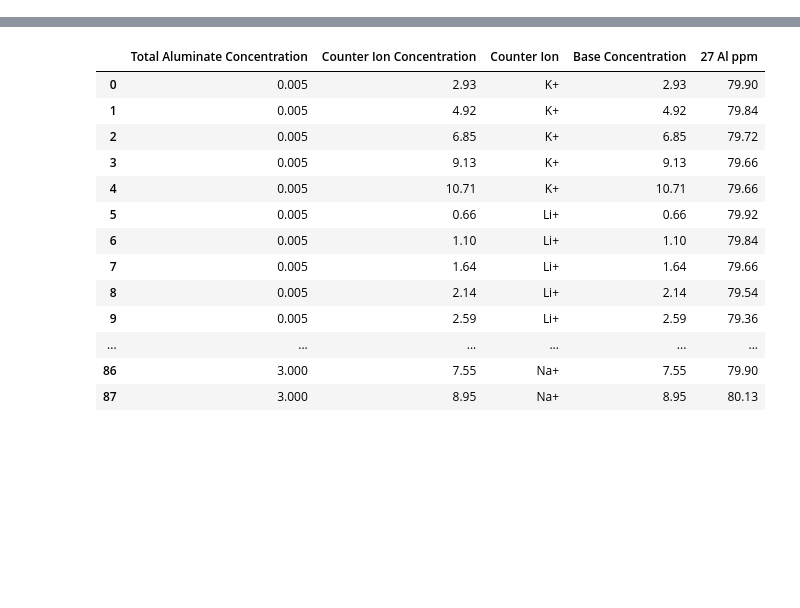
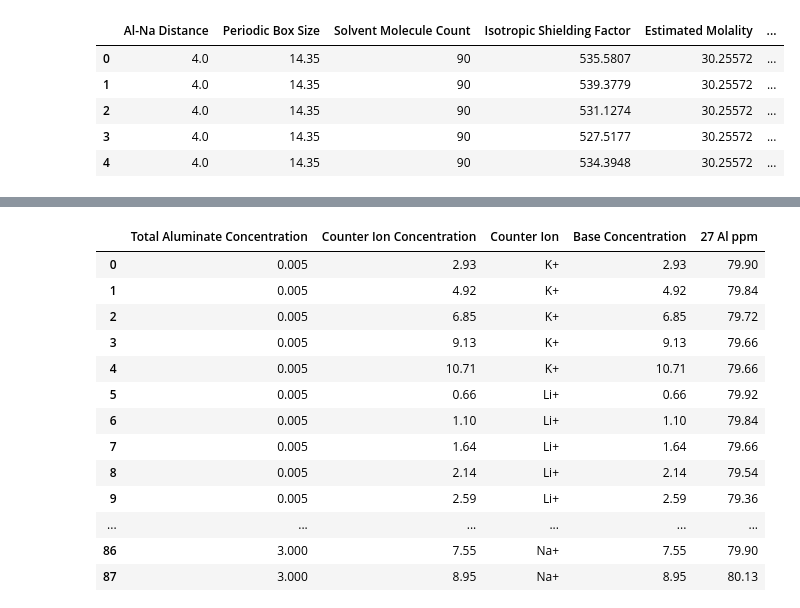
Before and after one commit to biggstd/isaDream, a Jupyter notebook: dev_notebooks/io.ipynb, the cells around one changed output, grey strips where cells are left out. Cells and saved outputs as stored; diff of their text form; code cells hidden in the pictures; blank space fills up the shorter version.

Commit message:
Began Ernesto demo

```diff
--- a/dev_notebooks/io.ipynb
+++ b/dev_notebooks/io.ipynb
@@ -24,0 +60,18 @@ test_groups = x_groups + y_groups
+# %%
+demo_json = io.read_idream_json(os.path.join(demo_path, demos["ERNESTO_NMR_1"]))
+nmr_nodes = io.parse_node_json(demo_json)
+sim_df, sim_md_df, sim_md = io.prepare_nodes_for_bokeh(NMR_SIM_GROUPS["x_groups"], NMR_SIM_GROUPS["y_groups"], [nmr_nodes])
+
+sim_df, sim_md_df, sim_md = io.prepare_nodes_for_bokeh(
+    NMR_SIM_GROUPS["x_groups"],
+    NMR_SIM_GROUPS["y_groups"],
+    [nmr_nodes])
+
+# Create any requested derived columns.
+if NMR_SIM_GROUPS.get("dx_groups"):
+    for group in NMR_SIM_GROUPS.get("dx_groups"):
+        sim_df = helpers.create_derived_column(sim_df, group)
+
+if NMR_SIM_GROUPS.get("dy_groups"):
+    for group in NMR_SIM_GROUPS.get("dy_groups"):
+        sim_df = helpers.create_derived_column(sim_df, group)
@@ -24,0 +148,9 @@ test_groups = x_groups + y_groups
+# %%
+sim_df.head()
+# %% [output]
+|  | Al-Na Distance | Periodic Box Size | Solvent Molecule Count | Isotropic Shielding Factor | Estimated Molality | ... |
+| 0 | 4.0 | 14.35 | 90 | 535.5807 | 30.25572 | ... |
+| 1 | 4.0 | 14.35 | 90 | 539.3779 | 30.25572 | ... |
+| 2 | 4.0 | 14.35 | 90 | 531.1274 | 30.25572 | ... |
+| 3 | 4.0 | 14.35 | 90 | 527.5177 | 30.25572 | ... |
+| 4 | 4.0 | 14.35 | 90 | 534.3948 | 30.25572 | ... |
```
Also changed, not shown: parts of 11 cells of this notebook, 3 other files.
